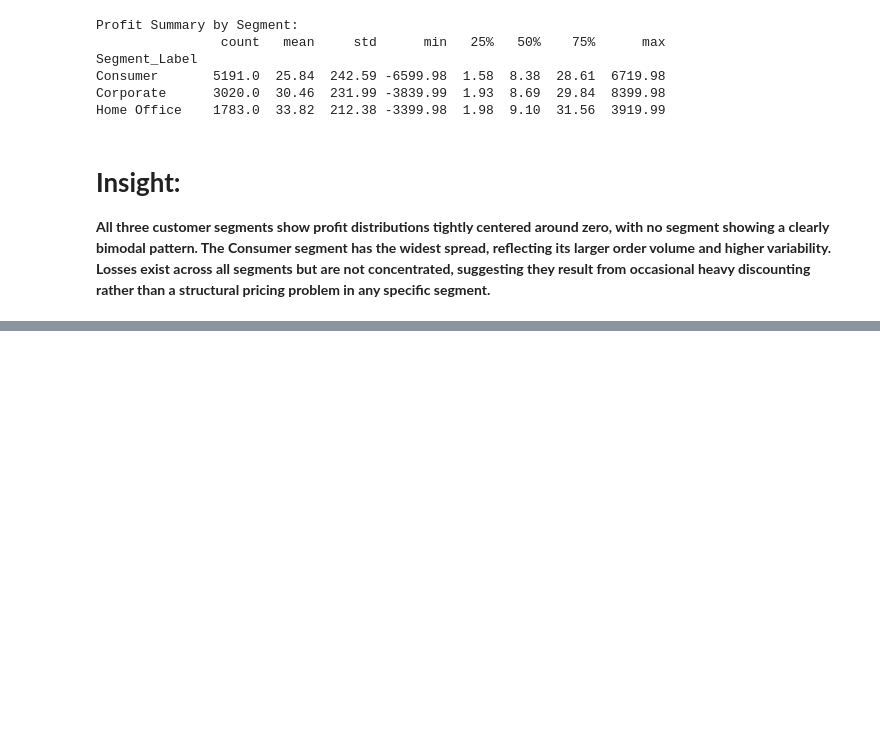
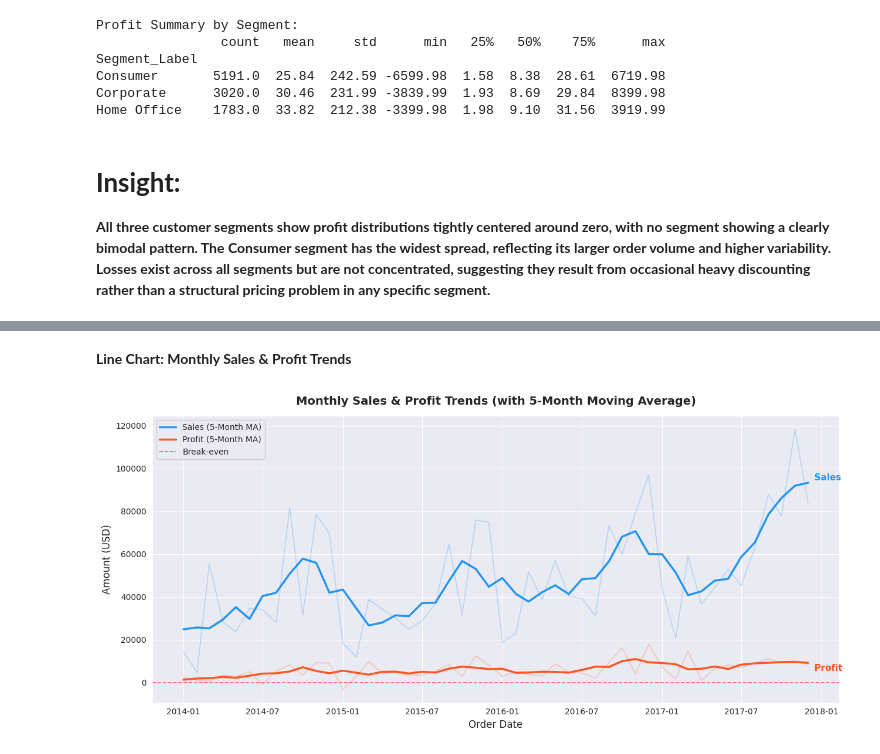
Before and after one commit to Salma-Salah420/E-commerce-Data-analysis-and-visualization-project, a Jupyter notebook: E_commerce_Preprocessing.ipynb, the cells around one changed output, grey strips where cells are left out. Cells and saved outputs as stored; diff of their text form; code cells hidden in the pictures; blank space fills up the shorter version.

Commit message:
Add Time-Series charts: - Line Chart: Monthly sales and profit trends with 5-month moving average - Area Chart: Quarterly sales by product category (stacked)

```diff
--- a/E_commerce_Preprocessing.ipynb
+++ b/E_commerce_Preprocessing.ipynb
@@ -670,0 +686,45 @@ Home Office    1783.0  33.82  212.38 -3399.98  1.98  9.10  31.56  3919.99
+# %% [markdown]
+ **Line Chart: Monthly Sales & Profit Trends**
+# %%
+monthly = (
+    df.groupby(df['Order Date'].dt.to_period('M'))
+      .agg(Sales=('Sales', 'sum'), Profit=('Profit', 'sum'))
+      .reset_index()
+)
+monthly['Order Date'] = monthly['Order Date'].dt.to_timestamp()
+
+# 5-month centred moving average
+monthly['Sales_MA5']  = monthly['Sales'].rolling(5, center=True, min_periods=1).mean()
+monthly['Profit_MA5'] = monthly['Profit'].rolling(5, center=True, min_periods=1).mean()
+
+fig, ax = plt.subplots(figsize=(13, 6))
+
+# Faint raw lines
+ax.plot(monthly['Order Date'], monthly['Sales'],  color=BLUE,   alpha=0.25, linewidth=1.2)
+ax.plot(monthly['Order Date'], monthly['Profit'], color=ORANGE, alpha=0.25, linewidth=1.2)
+
+# Bold moving average lines
+ax.plot(monthly['Order Date'], monthly['Sales_MA5'],  color=BLUE,   linewidth=2.5,
+        label='Sales (5-Month MA)')
+ax.plot(monthly['Order Date'], monthly['Profit_MA5'], color=ORANGE, linewidth=2.5,
+        label='Profit (5-Month MA)')
+
+# Direct labels at the last point
+last = monthly.iloc[-1]
+ax.text(last['Order Date'], last['Sales_MA5']  + 400,  '  Sales',
+        color=BLUE,   fontsize=11, va='bottom', fontweight='bold')
+ax.text(last['Order Date'], last['Profit_MA5'] - 400, '  Profit',
+        color=ORANGE, fontsize=11, va='top',    fontweight='bold')
+
+ax.axhline(0, color='red', linestyle='--', linewidth=1.2, alpha=0.6, label='Break-even')
+
+ax.set_title('Monthly Sales & Profit Trends (with 5-Month Moving Average)',
+             fontsize=14, fontweight='bold', pad=14)
+ax.set_xlabel('Order Date', fontsize=12)
+ax.set_ylabel('Amount (USD)', fontsize=12)
+ax.legend(fontsize=10, loc='upper left')
+
+plt.tight_layout()
+plt.show()
+# %% [output]
+[figure, added]
```
Also changed, not shown: parts of 8 cells of this notebook.
